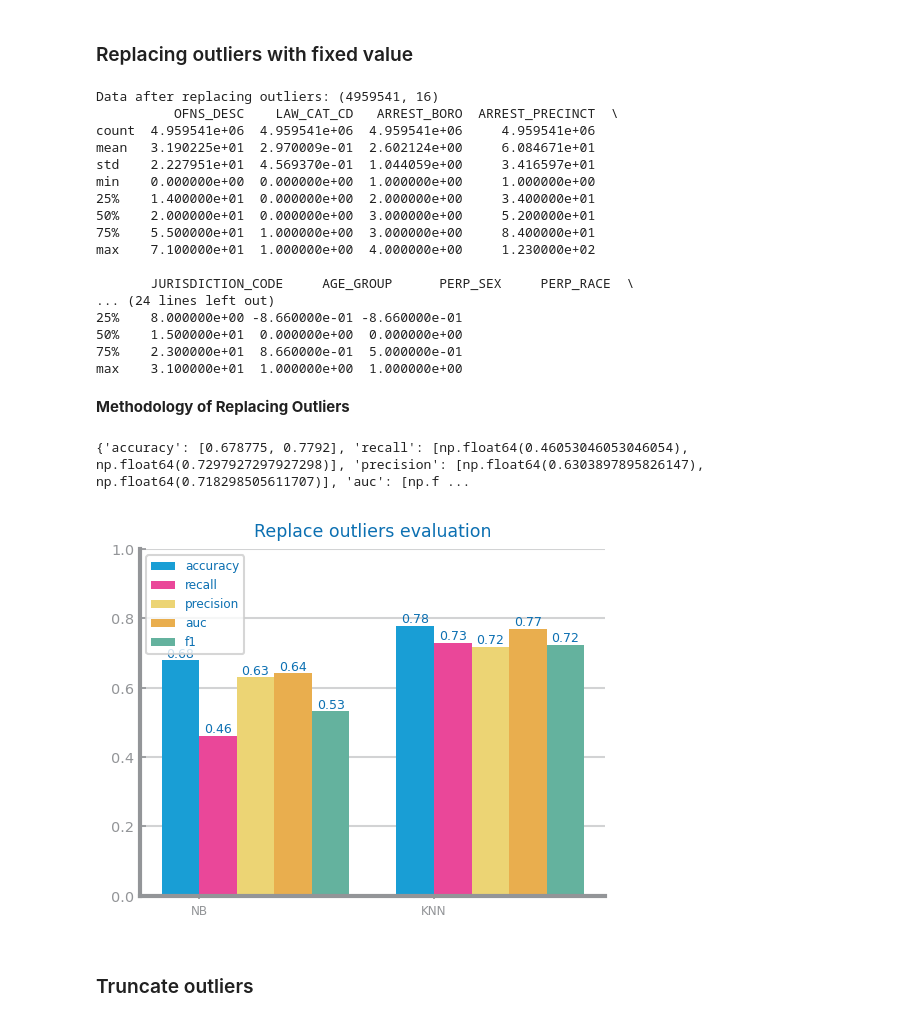
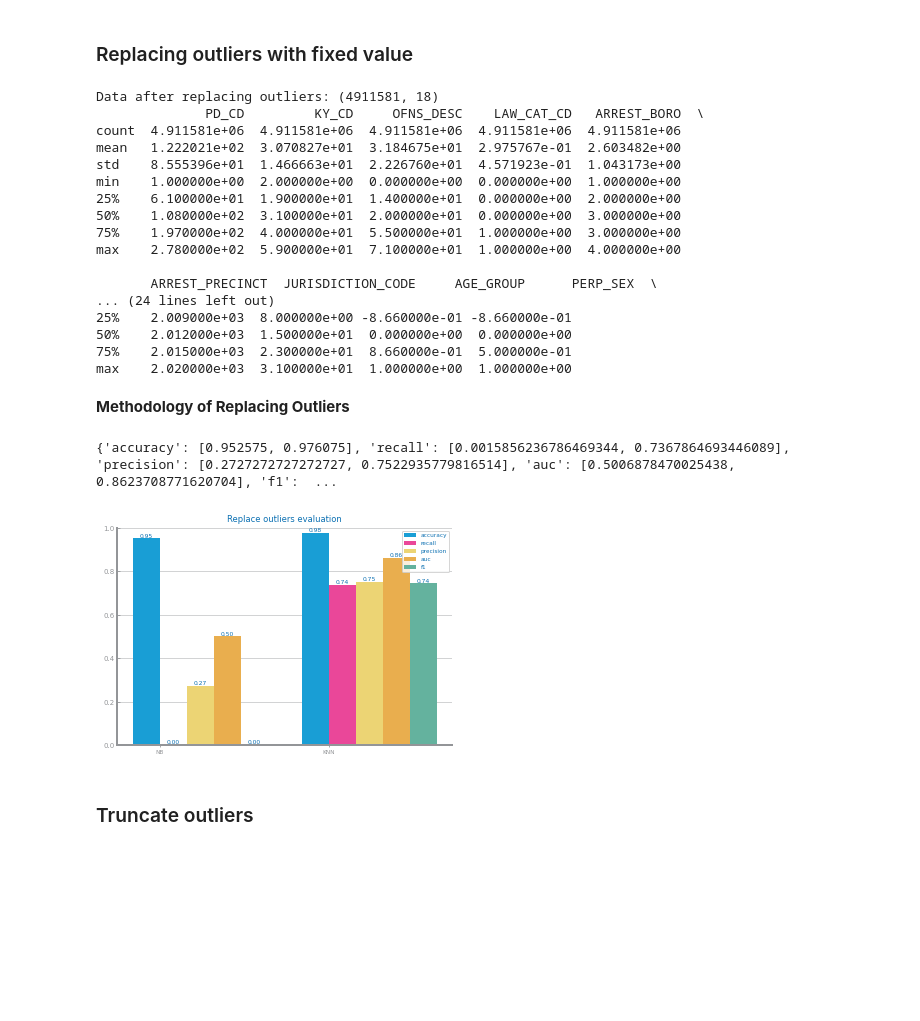
Before and after one commit to Moraisgit/data_science_project, a Jupyter notebook: src/set1_data_preparation.ipynb, the cells around one changed output. Cells and saved outputs as stored; diff of their text form; code cells hidden in the pictures; blank space fills up the shorter version.

```diff
--- a/src/set1_data_preparation.ipynb
+++ b/src/set1_data_preparation.ipynb
@@ -143,7 +159,7 @@ def run_NB(trnX, trnY, tstX, tstY, metric: str = "accuracy") -> dict[str, float]
         "GaussianNB": GaussianNB(),
         "BernoulliNB": BernoulliNB(),
     }
-    best_model: GaussianNB | BernoulliNB = None  # type: ignore
+    best_model: GaussianNB | BernoulliNB = None
     best_performance: float = 0.0
     eval: dict[str, float] = {}
 
@@ -176,11 +192,11 @@ def evaluate_approach(
             eval[met] = [eval_NB[met], eval_KNN[met]]
     return eval
 
-target = "LAW_CAT_CD"
+target = "JURISDICTION_CODE"
 file_tag = "class_ny_arrests"
-filename = "class_ny_arrests.csv"
+filename = "datasets/class_ny_arrests.csv"
 
-new_data: DataFrame = read_csv(f"{path_to_directory}/datasets/{file_tag}_encoding2.csv")
+new_data: DataFrame = read_csv(f"{path_to_directory}/datasets/{file_tag}_encoding.csv")
 new_data = new_data.dropna()
 
 new_data = new_data.head(100000)
@@ -188,10 +204,10 @@ new_data = new_data.head(100000)
 train, test = train_test_split(new_data, test_size=0.2, random_state=42)
 
 figure()
-eval_dropping: dict[str, list] = evaluate_approach(train, test, target=target, metric="recall")
-print(eval_dropping)
+eval_basic: dict[str, list] = evaluate_approach(train, test, target=target, metric="recall")
+print(eval_basic)
 plot_multibar_chart(
-    ["NB", "KNN"], eval_dropping, title=f"Encoding evaluation", percentage=True
+    ["NB", "KNN"], eval_basic, title=f"Encoding evaluation", percentage=True
 )
 savefig(f"{path_to_directory}/images/Set 1 - Encoding results.png")
 show()
@@ -334,48 +419,48 @@ if [] != numeric_vars:
         top, bottom = determine_outlier_thresholds_for_var(summary5[var])
         median: float = df[var].median()
         df[var] = df[var].apply(lambda x: median if x > top or x < bottom else x)
-    df.to_csv(f"{path_to_directory}/datasets/{file_tag}_replacing_outliers2.csv", index=False)
+    df.to_csv(f"{path_to_directory}/datasets/{file_tag}_replacing_outliers.csv", index=False)
     print("Data after replacing outliers:", df.shape)
     print(df.describe())
 else:
     print("There are no numeric variables")
 # %% [output]
-Data after replacing outliers: (4959541, 16)
-          OFNS_DESC    LAW_CAT_CD   ARREST_BORO  ARREST_PRECINCT  \
-count  4.959541e+06  4.959541e+06  4.959541e+06     4.959541e+06
-mean   3.190225e+01  2.970009e-01  2.602124e+00     6.084671e+01
-std    2.227951e+01  4.569370e-01  1.044059e+00     3.416597e+01
-min    0.000000e+00  0.000000e+00  1.000000e+00     1.000000e+00
-25%    1.400000e+01  0.000000e+00  2.000000e+00     3.400000e+01
-50%    2.000000e+01  0.000000e+00  3.000000e+00     5.200000e+01
-75%    5.500000e+01  1.000000e+00  3.000000e+00     8.400000e+01
-max    7.100000e+01  1.000000e+00  4.000000e+00     1.230000e+02
+Data after replacing outliers: (4911581, 18)
+              PD_CD         KY_CD     OFNS_DESC    LAW_CAT_CD   ARREST_BORO  \
+count  4.911581e+06  4.911581e+06  4.911581e+06  4.911581e+06  4.911581e+06
+mean   1.222021e+02  3.070827e+01  3.184675e+01  2.975767e-01  2.603482e+00
+std    8.555396e+01  1.466663e+01  2.226760e+01  4.571923e-01  1.043173e+00
+min    1.000000e+00  2.000000e+00  0.000000e+00  0.000000e+00  1.000000e+00
+25%    6.100000e+01  1.900000e+01  1.400000e+01  0.000000e+00  2.000000e+00
+50%    1.080000e+02  3.100000e+01  2.000000e+01  0.000000e+00  3.000000e+00
+75%    1.970000e+02  4.000000e+01  5.500000e+01  1.000000e+00  3.000000e+00
+max    2.780000e+02  5.900000e+01  7.100000e+01  1.000000e+00  4.000000e+00
 
-       JURISDICTION_CODE     AGE_GROUP      PERP_SEX     PERP_RACE  \
+       ARREST_PRECINCT  JURISDICTION_CODE     AGE_GROUP      PERP_SEX  \
 ... (24 lines left out)
-25%    8.000000e+00 -8.660000e-01 -8.660000e-01
-50%    1.500000e+01  0.000000e+00  0.000000e+00
-75%    2.300000e+01  8.660000e-01  5.000000e-01
-max    3.100000e+01  1.000000e+00  1.000000e+00
+25%    2.009000e+03  8.000000e+00 -8.660000e-01 -8.660000e-01
+50%    2.012000e+03  1.500000e+01  0.000000e+00  0.000000e+00
+75%    2.015000e+03  2.300000e+01  8.660000e-01  5.000000e-01
+max    2.020000e+03  3.100000e+01  1.000000e+00  1.000000e+00
 # %% [markdown]
 **Methodology of Replacing Outliers**
 # %%
-new_data: DataFrame = read_csv(f"{path_to_directory}/datasets/{file_tag}_replacing_outliers2.csv", na_values="", index_col=None, sep=',', decimal='.')
+new_data: DataFrame = read_csv(f"{path_to_directory}/datasets/{file_tag}_replacing_outliers.csv", na_values="", index_col=None, sep=',', decimal='.')
 new_data = new_data.head(200000)
 
 train, test = train_test_split(new_data, test_size=0.2, random_state=42)
 
 figure()
-eval_dropping: dict[str, list] = evaluate_approach(train, test, target=target, metric="recall")
-print(eval_dropping)
+eval_replacing: dict[str, list] = evaluate_approach(train, test, target=target, metric="recall")
+print(eval_replacing)
 plot_multibar_chart(
-    ["NB", "KNN"], eval_dropping, title=f"Replace outliers evaluation", percentage=True
+    ["NB", "KNN"], eval_replacing, title=f"Replace outliers evaluation", percentage=True
 )
 savefig(f"{path_to_directory}/images/Set 1 - Outliers second approach (replacing) results.png")
 show()
 # %% [output]
-{'accuracy': [0.678775, 0.7792], 'recall': [np.float64(0.46053046053046054), np.float64(0.7297927297927298)], 'precision': [np.float64(0.6303897895826147), np.float64(0.718298505611707)], 'auc': [np.f ...
+{'accuracy': [0.952575, 0.976075], 'recall': [0.0015856236786469344, 0.7367864693446089], 'precision': [0.2727272727272727, 0.7522935779816514], 'auc': [0.5006878470025438, 0.8623708771620704], 'f1':  ...
-[figure, old version]
+[figure, new version]
 # %% [markdown]
 <h3>Truncate outliers</h3>
 # %%
```
Also changed, not shown: parts of 53 cells of this notebook.
